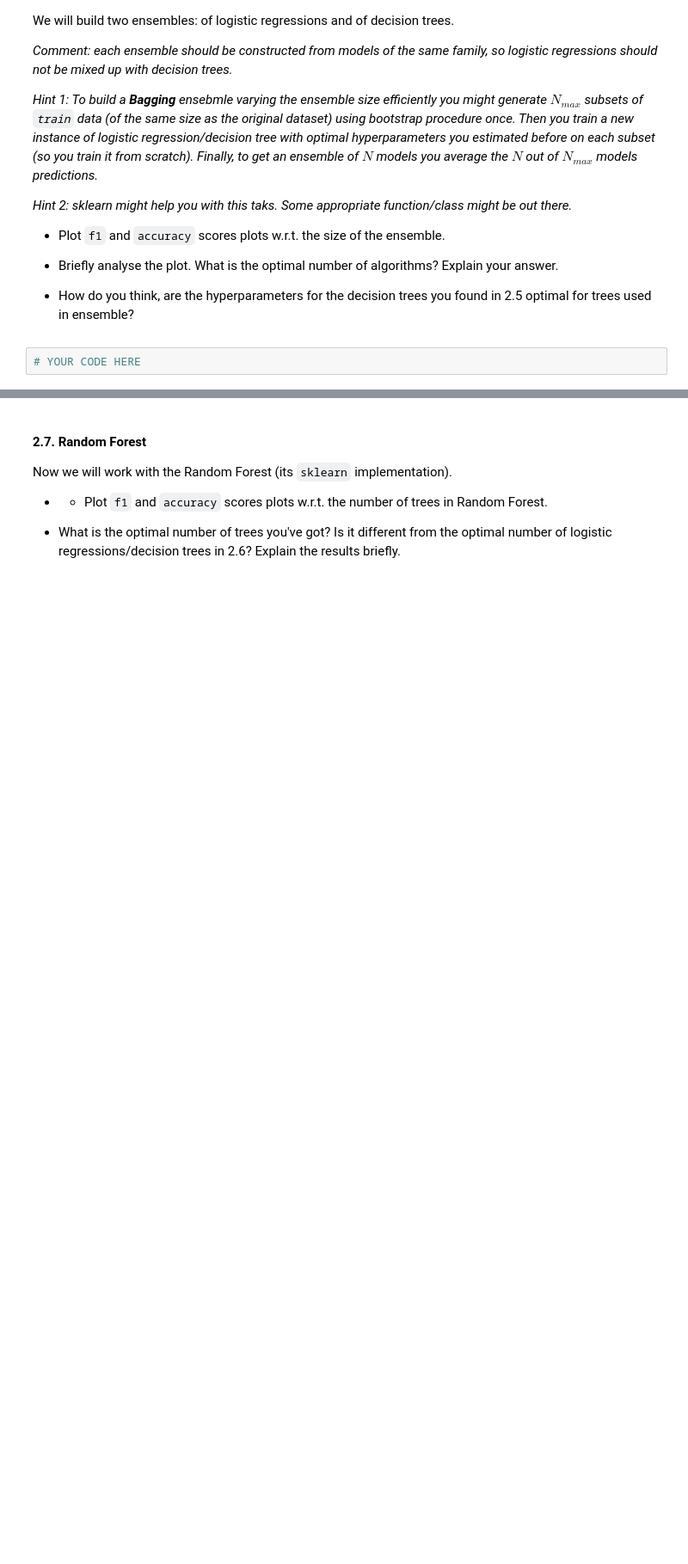
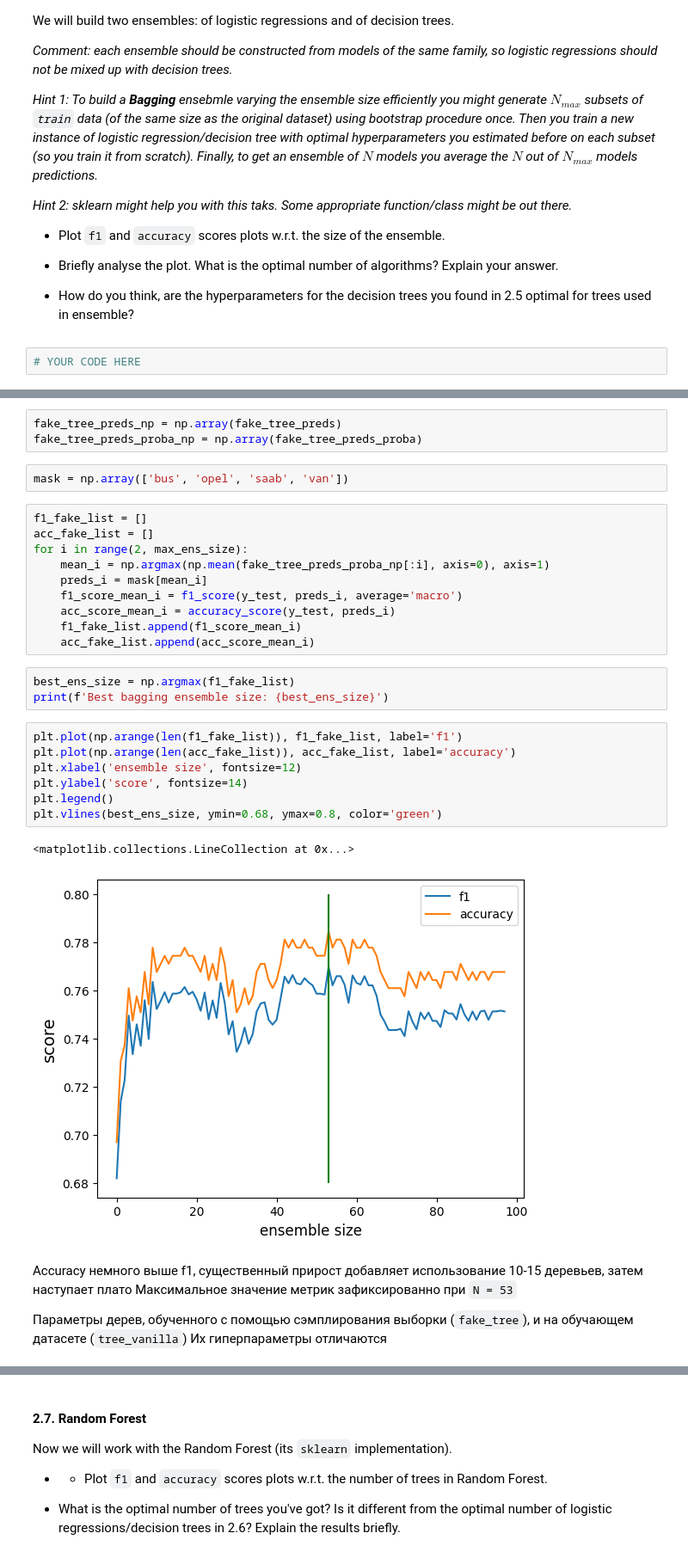
Before and after one commit to NikOrlov/ml_made, a Jupyter notebook: LAB01/Lab1_part2_ml_pipeline.ipynb, the cells around one changed output, grey strips where cells are left out. Shown at 86% size. Drawn from its saved outputs; the diff is of its cells as text; blank space fills up the shorter version.

```diff
--- a/LAB01/Lab1_part2_ml_pipeline.ipynb
+++ b/LAB01/Lab1_part2_ml_pipeline.ipynb
@@ -465,0 +484,34 @@ We will build two ensembles: of logistic regressions and of decision trees.
+# %%
+fake_tree_preds_np = np.array(fake_tree_preds)
+fake_tree_preds_proba_np = np.array(fake_tree_preds_proba)
+# %%
+mask = np.array(['bus', 'opel', 'saab', 'van'])
+# %%
+f1_fake_list = []
+acc_fake_list = []
+for i in range(2, max_ens_size):
+    mean_i = np.argmax(np.mean(fake_tree_preds_proba_np[:i], axis=0), axis=1)
+    preds_i = mask[mean_i]
+    f1_score_mean_i = f1_score(y_test, preds_i, average='macro')
+    acc_score_mean_i = accuracy_score(y_test, preds_i)
+    f1_fake_list.append(f1_score_mean_i)
+    acc_fake_list.append(acc_score_mean_i)
+# %%
+best_ens_size = np.argmax(f1_fake_list)
+print(f'Best bagging ensemble size: {best_ens_size}')
+# %%
+plt.plot(np.arange(len(f1_fake_list)), f1_fake_list, label='f1')
+plt.plot(np.arange(len(acc_fake_list)), acc_fake_list, label='accuracy')
+plt.xlabel('ensemble size', fontsize=12)
+plt.ylabel('score', fontsize=14)
+plt.legend()
+plt.vlines(best_ens_size, ymin=0.68, ymax=0.8, color='green')
+# %% [output]
+<matplotlib.collections.LineCollection at 0x...>
+[figure, added]
+# %% [markdown]
+Accuracy немного выше f1,  существенный прирост добавляет использование 10-15 деревьев, затем наступает плато
+Максимальное значение метрик зафиксированно при `N = 53`
+
+Параметры дерев, обученного с помощью сэмплирования выборки (`fake_tree`), и на обучающем датасете (`tree_vanilla`)
+Их гиперпараметры отличаются
```
Also changed, not shown: parts of 60 cells of this notebook.
